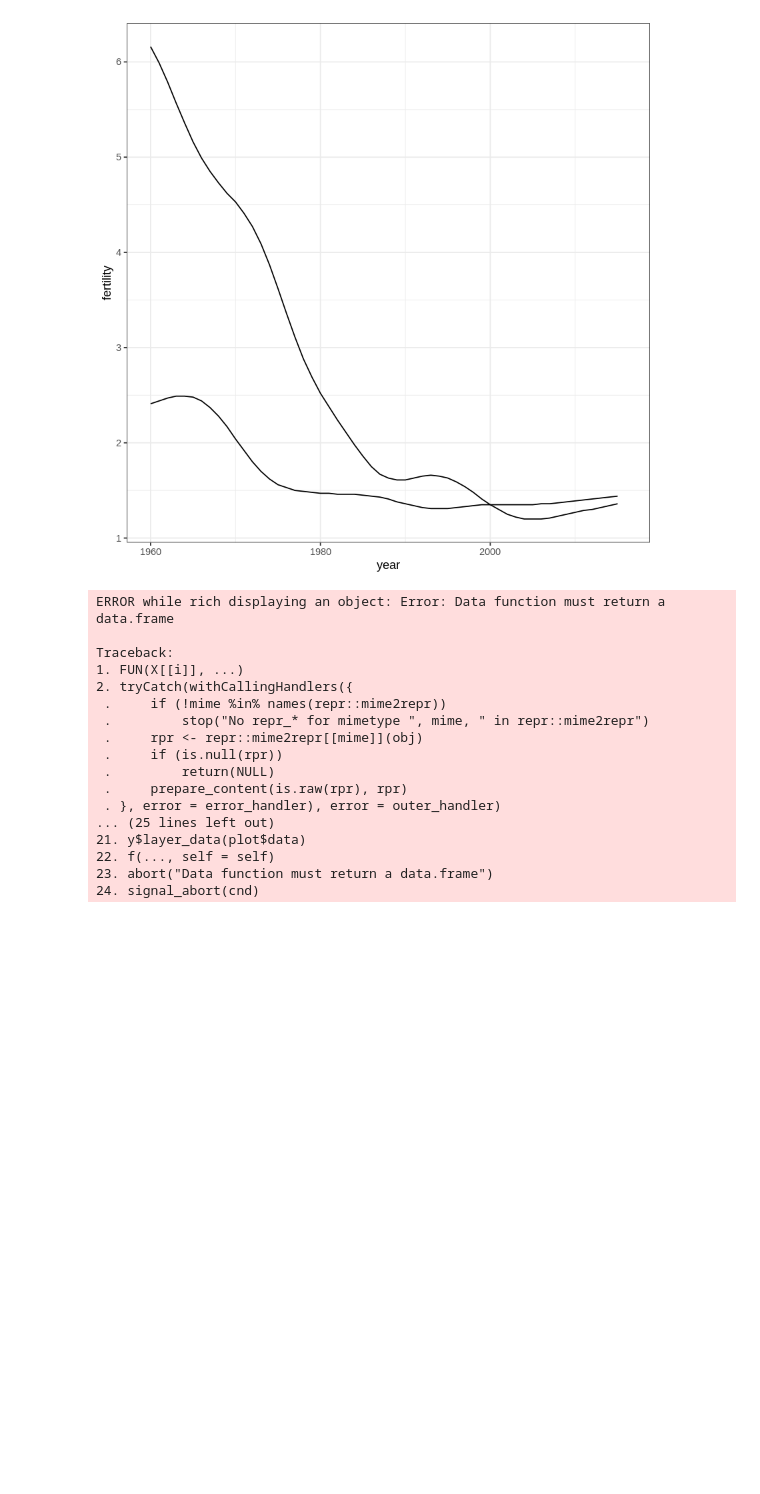
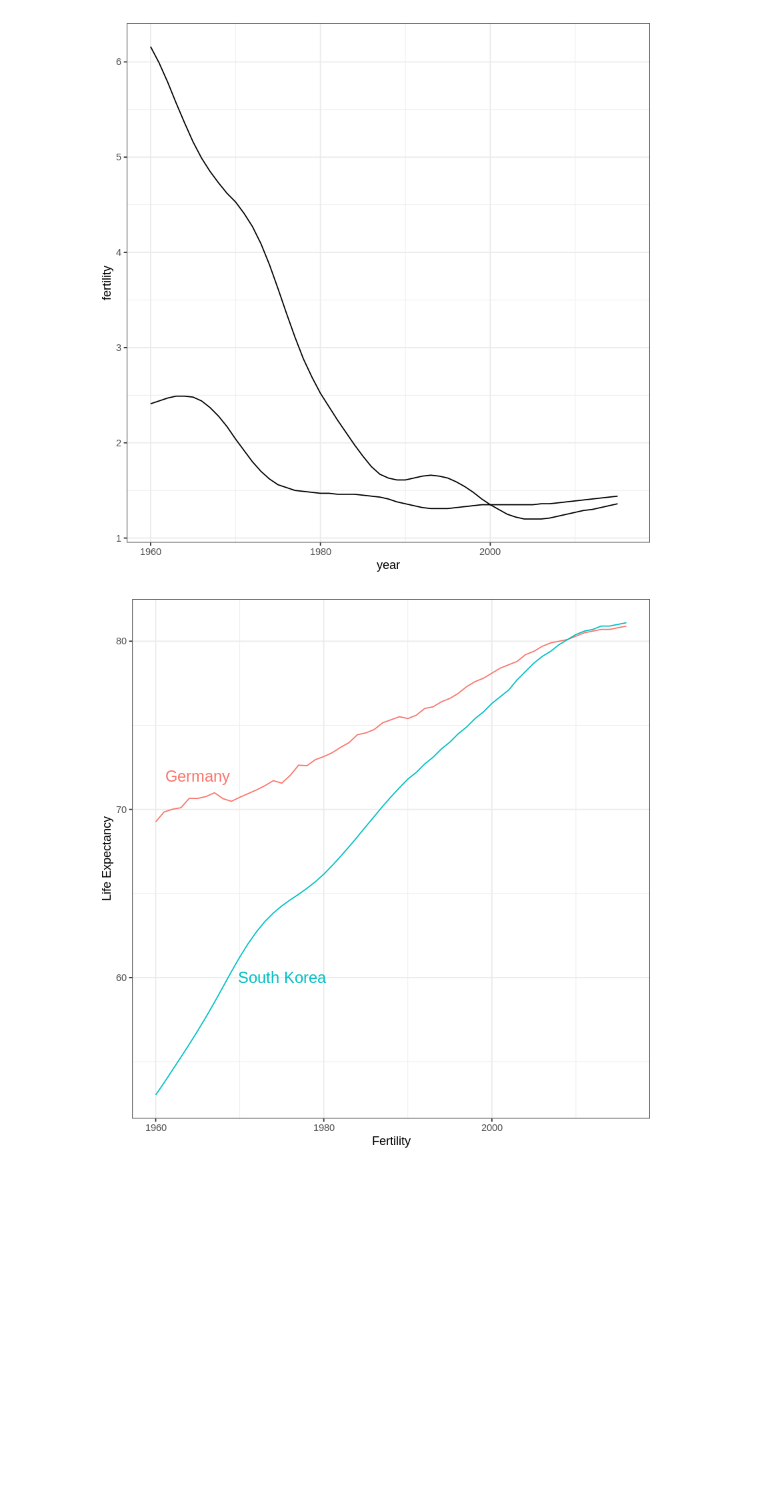
Before and after one commit to ashudva/Case_Studies, a Jupyter notebook: Gapminder/Gapminder.ipynb, the cells around one changed output. Saved outputs shown, nothing was run; the diff lists cells and outputs as text; code cells hidden in the pictures; blank space fills up the shorter version.

```diff
--- a/Gapminder/Gapminder.ipynb
+++ b/Gapminder/Gapminder.ipynb
@@ -128,29 +128,14 @@ Warning message:
 “Removed 2 row(s) containing missing values (geom_path).”
 [figure]
 # %%
-# line plot fertility time series for two countries- only one line (incorrect)
-countries <- c("South Korea", "Germany")
+# life expectancy time series - lines colored by country and labeled, no legend
+labels <- data.frame(country = countries, x = c(1975, 1965), y = c(60, 72))
 gapminder %>% filter(country %in% countries) %>%
-    ggplot(aes(year, fertility, col = country)) +
+    ggplot(aes(year, life_expectancy, col = country)) +
     geom_line() +
     geom_text(data = labels, aes(x, y, label = country), size = 5) +
-    theme(legend.position = "none")
+    theme(legend.position = "none") +
+    ylab("Life Expectancy") +
+    xlab("Fertility")
 # %% [output]
-ERROR while rich displaying an object: Error: Data function must return a data.frame
-
-Traceback:
-1. FUN(X[[i]], ...)
-2. tryCatch(withCallingHandlers({
- .     if (!mime %in% names(repr::mime2repr))
- .         stop("No repr_* for mimetype ", mime, " in repr::mime2repr")
- .     rpr <- repr::mime2repr[[mime]](obj)
- .     if (is.null(rpr))
- .         return(NULL)
- .     prepare_content(is.raw(rpr), rpr)
- . }, error = error_handler), error = outer_handler)
-... (25 lines left out)
-21. y$layer_data(plot$data)
-22. f(..., self = self)
-23. abort("Data function must return a data.frame")
-24. signal_abort(cnd)
-[figure, old version]
+[figure, new version]
```
